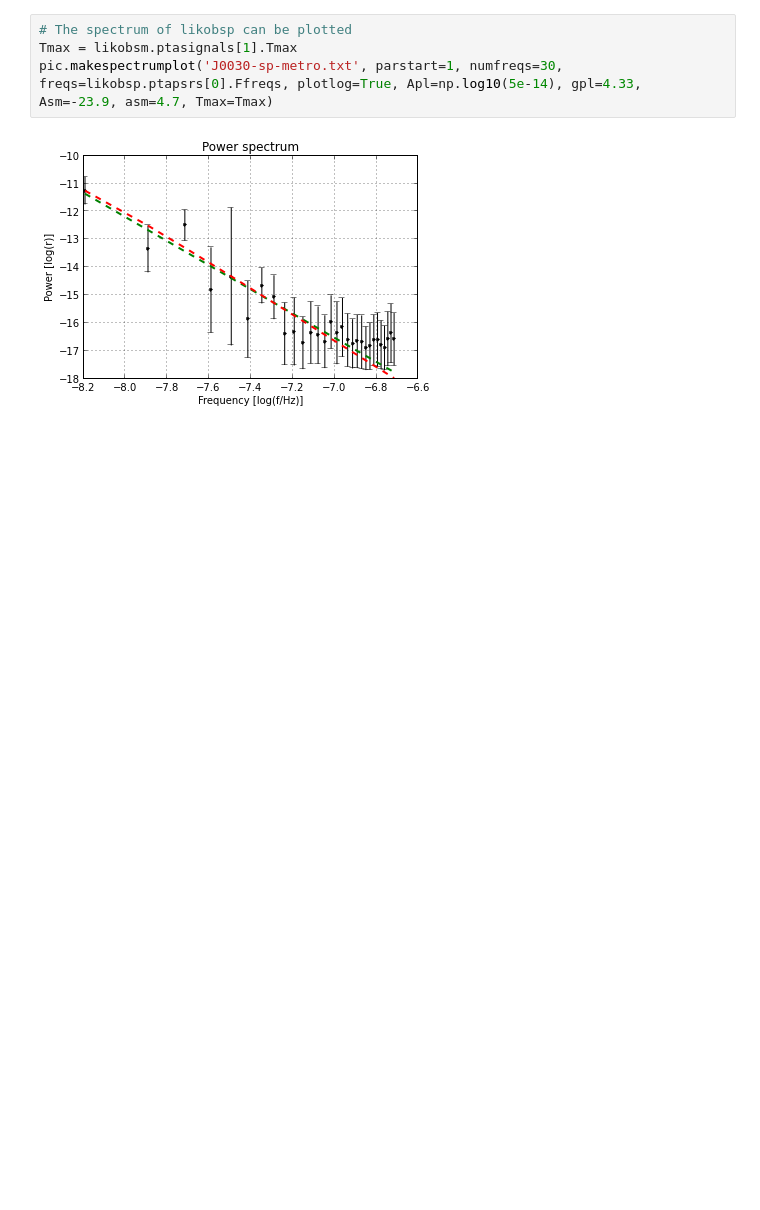
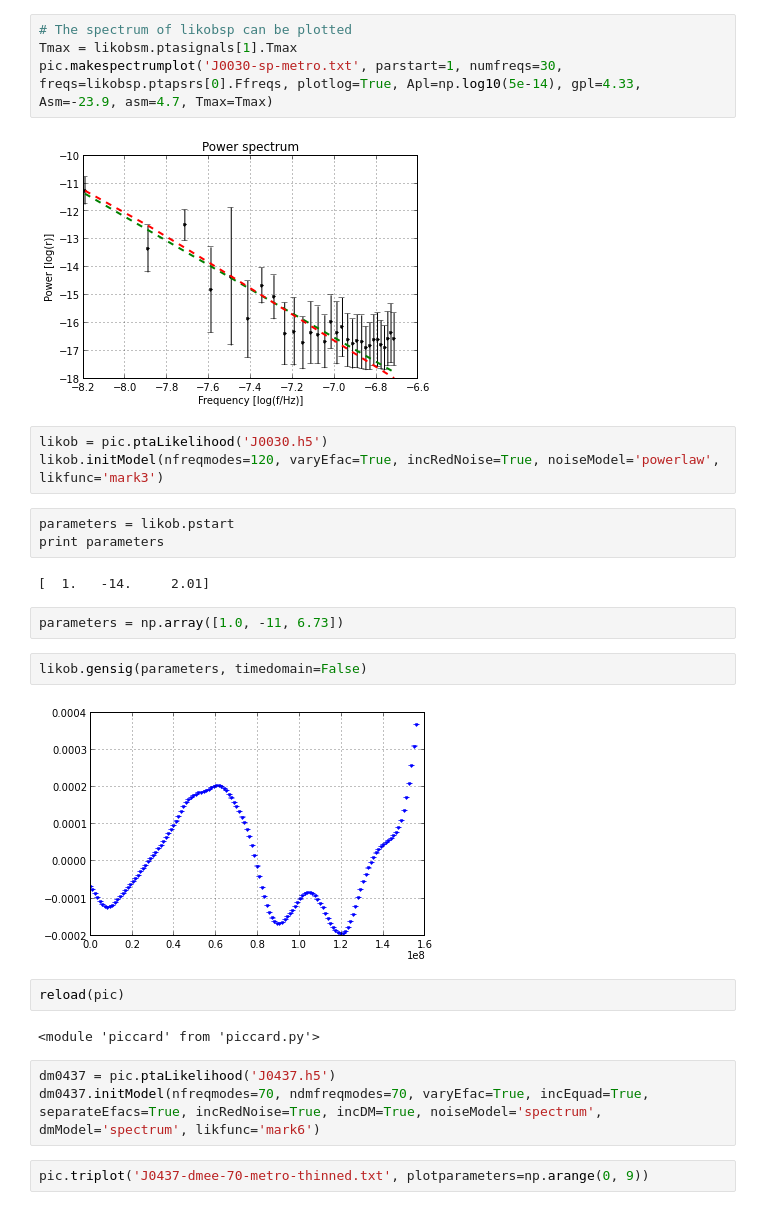
Before and after one commit to vhaasteren/piccard, a Jupyter notebook: piccard-demo.ipynb, the cells around one changed output. Drawn from its saved outputs; the diff is of its cells as text; blank space fills up the shorter version.

Commit message:
Improved plotting routines

```diff
--- a/piccard-demo.ipynb
+++ b/piccard-demo.ipynb
@@ -119,3 +126,26 @@ Tmax = likobsm.ptasignals[1].Tmax
 pic.makespectrumplot('J0030-sp-metro.txt', parstart=1, numfreqs=30, freqs=likobsp.ptapsrs[0].Ffreqs, plotlog=True, Apl=np.log10(5e-14), gpl=4.33, Asm=-23.9, asm=4.7, Tmax=Tmax)
 # %% [output]
 [figure]
+# %%
+likob = pic.ptaLikelihood('J0030.h5')
+likob.initModel(nfreqmodes=120, varyEfac=True, incRedNoise=True, noiseModel='powerlaw', likfunc='mark3')
+# %%
+parameters = likob.pstart
+print parameters
+# %% [output]
+[  1.   -14.     2.01]
+# %%
+parameters = np.array([1.0, -11, 6.73])
+# %%
+likob.gensig(parameters, timedomain=False)
+# %% [output]
+[figure, added]
+# %%
+reload(pic)
+# %% [output]
+<module 'piccard' from 'piccard.py'>
+# %%
+dm0437 = pic.ptaLikelihood('J0437.h5')
+dm0437.initModel(nfreqmodes=70, ndmfreqmodes=70, varyEfac=True, incEquad=True, separateEfacs=True, incRedNoise=True, incDM=True, noiseModel='spectrum', dmModel='spectrum', likfunc='mark6')
+# %%
+pic.triplot('J0437-dmee-70-metro-thinned.txt', plotparameters=np.arange(0, 9))
```
Also changed, not shown: parts of 7 cells of this notebook, 2 other files.
